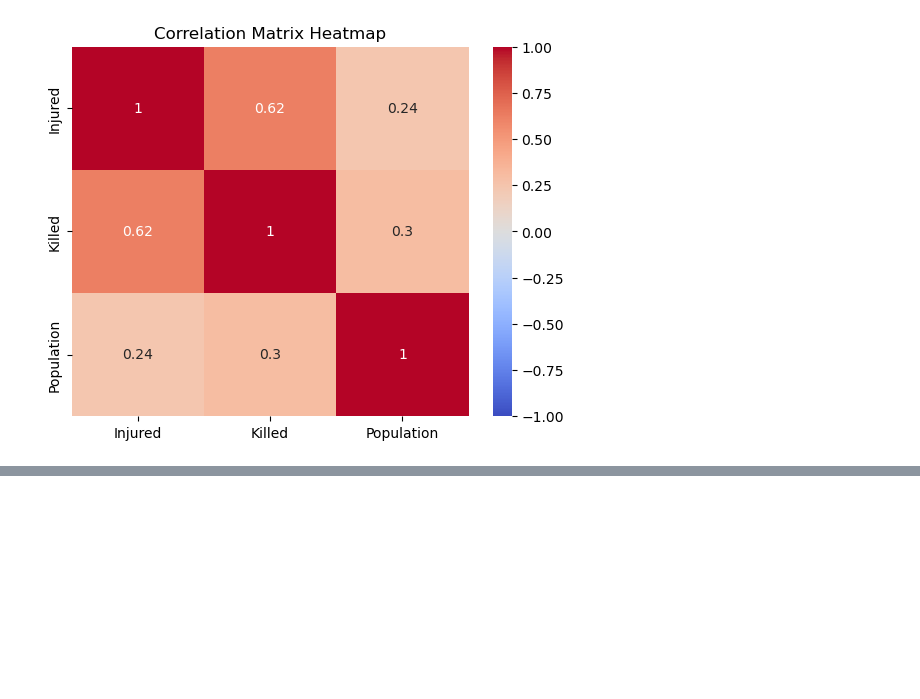
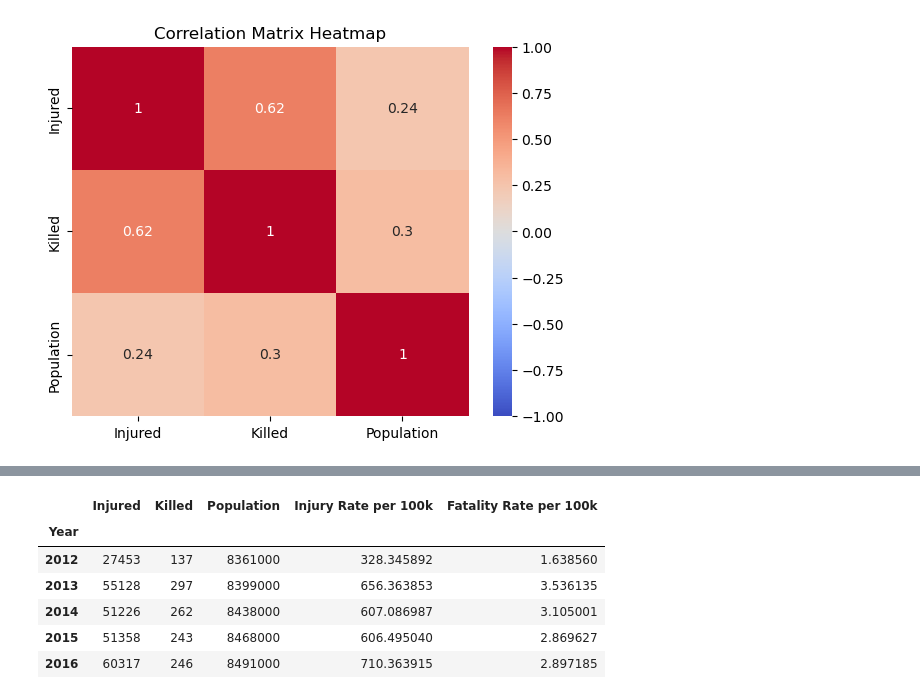
Before and after one commit to awnonbhowmik/NYC_MV_Collisions_Crashes, a Jupyter notebook: main.ipynb, the cells around one changed output, grey strips where cells are left out. Saved outputs shown, nothing was run; the diff lists cells and outputs as text; code cells hidden in the pictures; blank space fills up the shorter version.

```diff
--- a/main.ipynb
+++ b/main.ipynb
@@ -292,0 +361,15 @@ plt.show()
+# %%
+# Calculating injury and fatality rates per capita (per 100,000 people for better interpretability)
+df['Injury Rate per 100k'] = (df['Injured'] / df['Population']) * 100000
+df['Fatality Rate per 100k'] = (df['Killed'] / df['Population']) * 100000
+
+# Displaying the updated DataFrame with the injury and fatality rates
+df[['Injured', 'Killed', 'Population', 'Injury Rate per 100k', 'Fatality Rate per 100k']].head()
+# %% [output]
+|  | Injured | Killed | Population | Injury Rate per 100k | Fatality Rate per 100k |
+| Year |  |  |  |  |  |
+| 2012 | 27453 | 137 | 8361000 | 328.345892 | 1.638560 |
+| 2013 | 55128 | 297 | 8399000 | 656.363853 | 3.536135 |
+| 2014 | 51226 | 262 | 8438000 | 607.086987 | 3.105001 |
+| 2015 | 51358 | 243 | 8468000 | 606.495040 | 2.869627 |
+| 2016 | 60317 | 246 | 8491000 | 710.363915 | 2.897185 |
```
Also changed, not shown: parts of 2 cells of this notebook.
